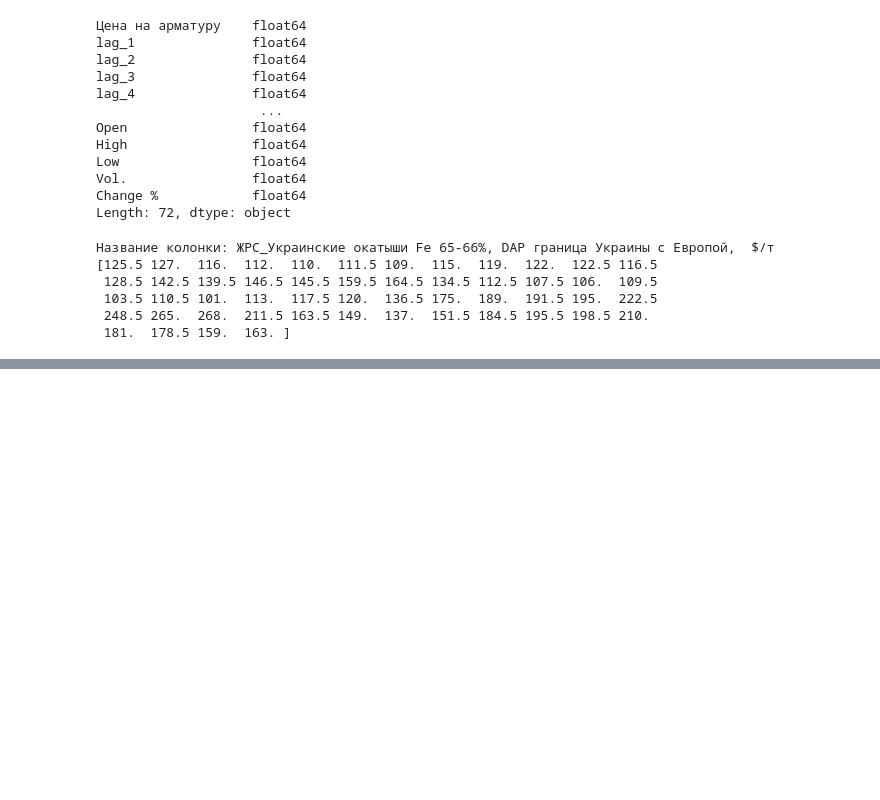
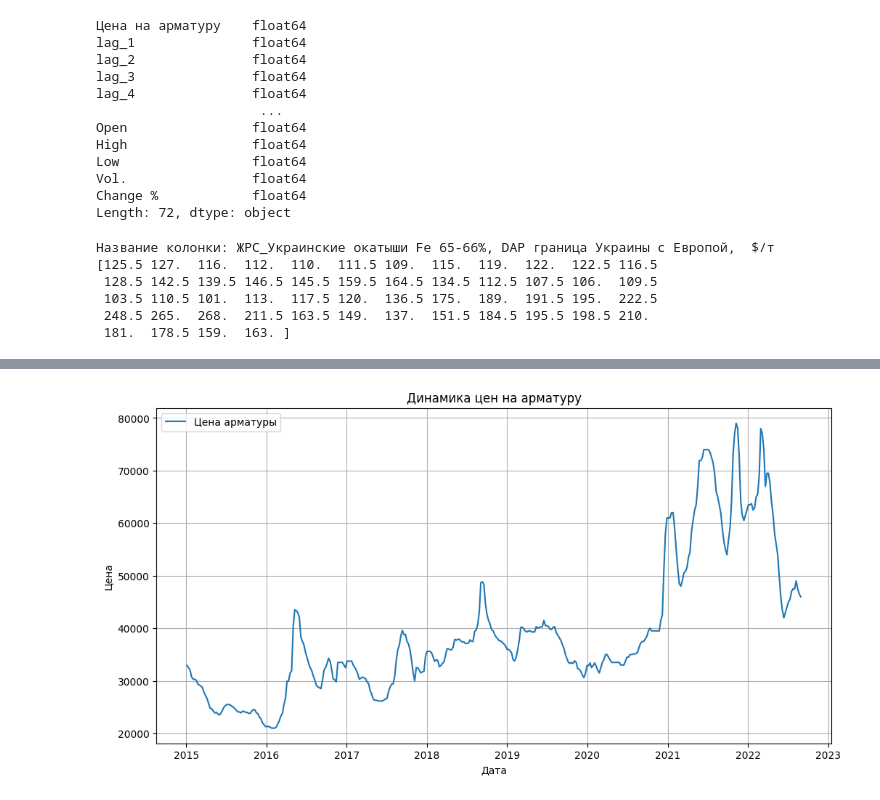
Before and after one commit to darinbtw/intensiv_3, a Jupyter notebook: vladislav_work/main_work.ipynb, the cells around one changed output, grey strips where cells are left out. Cells and saved outputs as stored; diff of their text form; code cells hidden in the pictures; blank space fills up the shorter version.

```diff
--- a/vladislav_work/main_work.ipynb
+++ b/vladislav_work/main_work.ipynb
@@ -383,0 +397,7 @@ CatBoostError: Invalid cat_features[0] = Ellipsis value type=<class 'ellipsis'>:
+# %%
+# Загрузка исторических данных о ценах из CSV-файла
+try:
+    price_data = pd.read_csv('processed_data.csv', index_col='dt', parse_dates=True)
+except FileNotFoundError:
+    print("Файл 'rebar_prices.xlsx' не найден.")
+    exit()
@@ -383,0 +426,12 @@ CatBoostError: Invalid cat_features[0] = Ellipsis value type=<class 'ellipsis'>:
+# %%
+# Визуализация временного ряда цен
+plt.figure(figsize=(12, 6))
+plt.plot(price_data['Цена на арматуру'], label='Цена арматуры')
+plt.title('Динамика цен на арматуру')
+plt.xlabel('Дата')
+plt.ylabel('Цена')
+plt.legend()
+plt.grid(True)
+plt.show()
+# %% [output]
+[figure, added]
```
Also changed, not shown: parts of 19 cells of this notebook, 10 other files.
